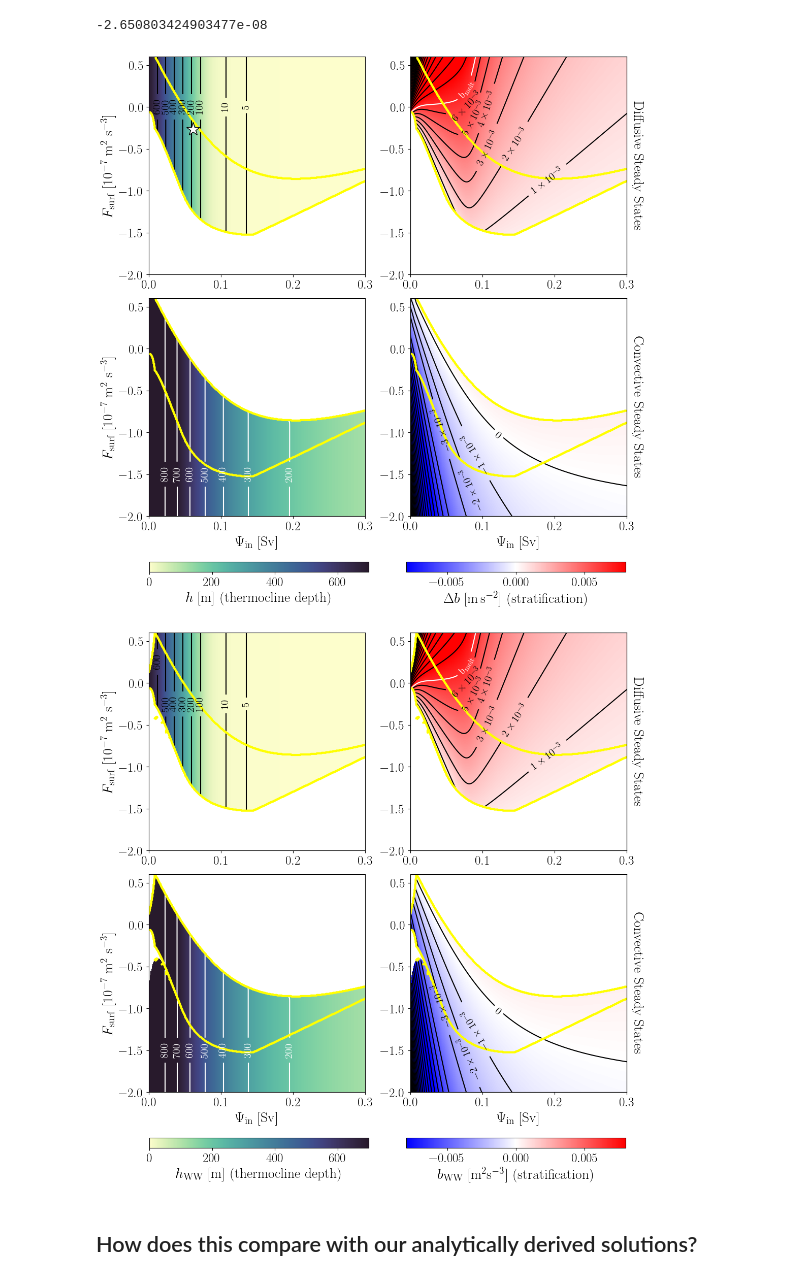
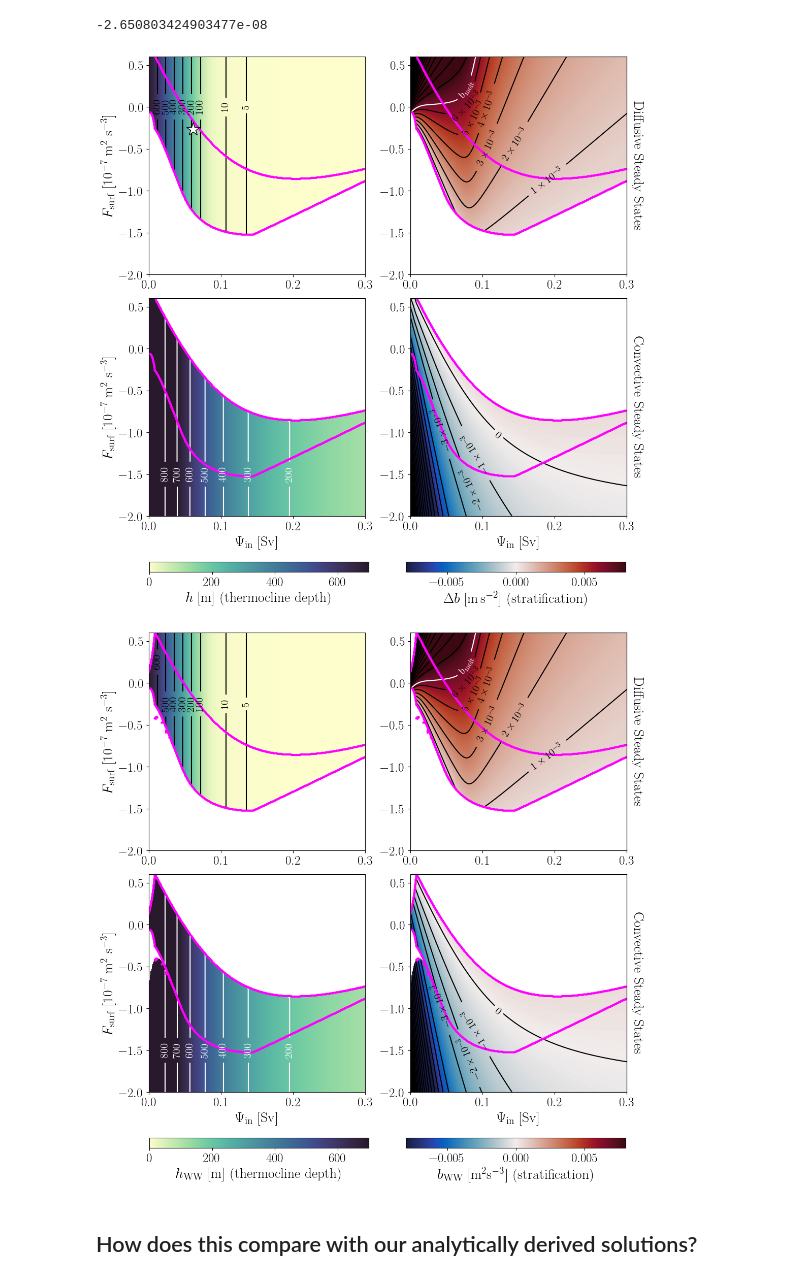
Before and after one commit to ruth-moorman/Moorman-et-al-GRL-submission-2023, a Jupyter notebook: Figure3.ipynb, the cells around one changed output. Saved outputs shown, nothing was run; the diff lists cells and outputs as text; code cells hidden in the pictures.

Commit message:
change Figure 3 colors

```diff
--- a/Figure3.ipynb
+++ b/Figure3.ipynb
@@ -284,7 +284,7 @@ manual_locations2 = [(0.2, -1), (0.17,-0.6 ), (0.11,-0.5 ), (0.1,0 ), (0.08,-0.1
 
 c1=ax.pcolormesh(Ψin,Fsurf*1e7,h_diffusive, cmap=cm.deep, vmin=0,vmax=H)
 labeled_contours(ax,h_diffusive,l1,strs1,manual_locations1, color='k',f=15)
-c2=ax1.pcolormesh(Ψin,Fsurf*1e7 ,b_diffusive,cmap='bwr', vmin=-8*1e-3, vmax=8*1e-3)
+c2=ax1.pcolormesh(Ψin,Fsurf*1e7 ,b_diffusive,cmap=cm.balance, vmin=-8*1e-3, vmax=8*1e-3)
 labeled_contours(ax1,b_diffusive,l2,strs2,manual_locations2, color='k',f=15)
 labeled_contours(ax1,b_diffusive,np.array([b_melt]),[r'$b_\mathrm{melt}$'],[(0.1,0.1)], color='w',f=15)
 ax1.contour(Ψin,Fsurf*1e7 ,b_diffusive, levels=np.arange(80,300,10)*1e-4, colors=['k'])
@@ -305,7 +305,7 @@ manual_locations2 = [(0.15, -0.7), (0.1,-1.2 ), (0.08,-1.7 ), (0.03,-1 )]
 
 c1=ax2.pcolormesh(Ψin,Fsurf*1e7 ,h_convective, cmap=cm.deep, vmin=0,vmax=H)
 labeled_contours(ax2,h_convective,l1,strs1,manual_locations1, color='w',f=15)
-c2=ax3.pcolormesh(Ψin,Fsurf*1e7 ,b_convective, cmap='bwr', vmin=-8*1e-3, vmax=8*1e-3)
+c2=ax3.pcolormesh(Ψin,Fsurf*1e7 ,b_convective, cmap=cm.balance, vmin=-8*1e-3, vmax=8*1e-3)
 labeled_contours(ax3,-b_convective,l2,strs2,manual_locations2, color='k',f=15)
 ax3.contour(Ψin,Fsurf*1e7 ,-b_convective, levels=np.arange(50,300,10)*1e-4, colors=['k'])
 
@@ -314,10 +314,10 @@ ax2.set_ylabel('$F_\mathrm{surf}\; [10^{-7} \;\mathrm{m}^{2}\;\mathrm{ s}^{-3}]$
 ax2.set_xlabel('$\Psi_\mathrm{in}\; [\mathrm{Sv}]$', fontsize=f)
 ax3.set_xlabel('$\Psi_\mathrm{in}\; [\mathrm{Sv}]$', fontsize=f)
 
-ax.contour(Ψin,Fsurf*1e7,REGIME.where(REGIME==3).fillna(0), levels=[0,3],colors='yellow',linewidths=3)
-ax1.contour(Ψin,Fsurf*1e7,REGIME.where(REGIME==3).fillna(0), levels=[0,3],colors='yellow',linewidths=3)
-ax2.contour(Ψin,Fsurf*1e7,REGIME.where(REGIME==3).fillna(0), levels=[0,3],colors='yellow',linewidths=3)
-ax3.contour(Ψin,Fsurf*1e7,REGIME.where(REGIME==3).fillna(0), levels=[0,3],colors='yellow',linewidths=3)
+ax.contour(Ψin,Fsurf*1e7,REGIME.where(REGIME==3).fillna(0), levels=[0,3],colors='fuchsia',linewidths=3)
+ax1.contour(Ψin,Fsurf*1e7,REGIME.where(REGIME==3).fillna(0), levels=[0,3],colors='fuchsia',linewidths=3)
+ax2.contour(Ψin,Fsurf*1e7,REGIME.where(REGIME==3).fillna(0), levels=[0,3],colors='fuchsia',linewidths=3)
+ax3.contour(Ψin,Fsurf*1e7,REGIME.where(REGIME==3).fillna(0), levels=[0,3],colors='fuchsia',linewidths=3)
 
 # ax.axvline(κ_conv*L/H*1/translation,linestyle='dashed', linewidth=1, color='lightpink')
 # ax1.axvline(κ_conv*L/H*1/translation,linestyle='dashed', linewidth=1, color='lightpink')
@@ -338,11 +338,13 @@ cbar.set_label('$\Delta b\; [\mathrm{m}\,\mathrm{s}^{-2}] $ (stratification)', f
 ax.plot(Ψin_WAIS1080_mean,Fsurf_WAIS1080_mean*1e7, marker = '*', markersize = 20, mfc='w',mec='k')
 
 fig.tight_layout()
-# plt.savefig('Figure3_bcde-alt.png')
+# plt.savefig('Figure3_bcde.png')
+fig.savefig('Figure3_bcde.png',bbox_inches = "tight")
+
 
 plt.show()
 # %% [output]
-[figure, old version]
+[figure, new version]
 # %%
 fig, ((ax,ax1),(ax2,ax3)) = plt.subplots(2, 2, figsize=(11,10))
 
@@ -369,7 +371,7 @@ manual_locations2 = [(0.2, -1), (0.17,-0.6 ), (0.11,-0.5 ), (0.1,0 ), (0.08,-0.1
 
 c1=ax.pcolormesh(Ψin,Fsurf*1e7,h_diffusive, cmap=cm.deep, vmin=0,vmax=H)
 labeled_contours(ax,h_diffusive,l1,strs1,manual_locations1, color='k',f=15)
-c2=ax1.pcolormesh(Ψin,Fsurf*1e7 ,b_diffusive,cmap='bwr', vmin=-8*1e-3, vmax=8*1e-3)
+c2=ax1.pcolormesh(Ψin,Fsurf*1e7 ,b_diffusive,cmap=cm.balance, vmin=-8*1e-3, vmax=8*1e-3)
 labeled_contours(ax1,b_diffusive,l2,strs2,manual_locations2, color='k',f=15)
 labeled_contours(ax1,b_diffusive,np.array([b_melt]),[r'$b_\mathrm{melt}$'],[(0.1,0.1)], color='w',f=15)
 ax1.contour(Ψin,Fsurf*1e7 ,b_diffusive, levels=np.arange(80,300,10)*1e-4, colors=['k'])
@@ -390,45 +392,45 @@ manual_locations2 = [(0.15, -0.7), (0.1,-1.2 ), (0.08,-1.6 ), (0.03,-1 )]
 
 c1=ax2.pcolormesh(Ψin,Fsurf*1e7 ,h_convective, cmap=cm.deep, vmin=0,vmax=H)
 labeled_contours(ax2,h_convective,l1,strs1,manual_locations1, color='w',f=15)
-c2=ax3.pcolormesh(Ψin,Fsurf*1e7 ,b_convective, cmap='bwr', vmin=-8*1e-3, vmax=8*1e-3)
+c2=ax3.pcolormesh(Ψin,Fsurf*1e7 ,b_convective, cmap=cm.balance, vmin=-8*1e-3, vmax=8*1e-3)
 labeled_contours(ax3,-b_convective,l2,strs2,manual_locations2, color='k',f=15)
 ax3.contour(Ψin,Fsurf*1e7 ,-b_convective, levels=np.arange(50,300,10)*1e-4, colors=['k'])
 
 ax.set_ylabel('$F_\mathrm{surf}\; [10^{-7} \;\mathrm{m}^{2}\;\mathrm{ s}^{-3}]$', fontsize=f)
 ax2.set_ylabel('$F_\mathrm{surf}\; [10^{-7} \;\mathrm{m}^{2}\;\mathrm{ s}^{-3}]$', fontsize=f)
 ax2.set_xlabel('$\Psi_\mathrm{in}\; [\mathrm{Sv}]$', fontsize=f)
 ax3.set_xlabel('$\Psi_\mathrm{in}\; [\mathrm{Sv}]$', fontsize=f)
 
-ax.contour(Ψin,Fsurf*1e7,REGIME.where(REGIME==3).fillna(0), levels=[0,3],colors='yellow',linewidths=3)
-ax1.contour(Ψin,Fsurf*1e7,REGIME.where(REGIME==3).fillna(0), levels=[0,3],colors='yellow',linewidths=3)
-ax2.contour(Ψin,Fsurf*1e7,REGIME.where(REGIME==3).fillna(0), levels=[0,3],colors='yellow',linewidths=3)
-ax3.contour(Ψin,Fsurf*1e7,REGIME.where(REGIME==3).fillna(0), levels=[0,3],colors='yellow',linewidths=3)
+ax.contour(Ψin,Fsurf*1e7,REGIME.where(REGIME==3).fillna(0), levels=[0,3],colors='fuchsia',linewidths=3)
+ax1.contour(Ψin,Fsurf*1e7,REGIME.where(REGIME==3).fillna(0), levels=[0,3],colors='fuchsia',linewidths=3)
+ax2.contour(Ψin,Fsurf*1e7,REGIME.where(REGIME==3).fillna(0), levels=[0,3],colors='fuchsia',linewidths=3)
+ax3.contour(Ψin,Fsurf*1e7,REGIME.where(REGIME==3).fillna(0), levels=[0,3],colors='fuchsia',linewidths=3)
 
 # ax.axvline(κ_conv*L/H*1/translation,linestyle='dashed', linewidth=1, color='lightpink')
 # ax1.axvline(κ_conv*L/H*1/translation,linestyle='dashed', linewidth=1, color='lightpink')
 # ax2.axvline(κ_conv*L/H*1/translation,linestyle='dashed', linewidth=1, color='lightpink')
 # ax3.axvline(κ_conv*L/H*1/translation,linestyle='dashed', linewidth=1, color='lightpink')
 
 
 ax4 = ax1.twinx();ax5 = ax3.twinx();ax4.set_yticks([]);ax5.set_yticks([])
 ax4.set_ylabel('Diffusive Steady States', rotation=-90,labelpad=25,fontsize=20)
 ax5.set_ylabel('Convective Steady States', rotation=-90,labelpad=25,fontsize=20)
 
 cax = fig.add_axes([0.1, -0.03, 0.393, 0.02])
 cbar=plt.colorbar(c1,cax = cax,orientation='horizontal',shrink = 0.5)
 cbar.set_label('$h_\mathrm{WW}\; [\mathrm{m}] $ (thermocline depth)', fontsize = f)
 cax = fig.add_axes([0.56, -0.03, 0.393, 0.02])
 cbar=plt.colorbar(c2,cax = cax,orientation='horizontal',shrink = 0.5)
 cbar.set_label('$b_\mathrm{WW}\; [\mathrm{m}^{2}\mathrm{s}^{-3}] $ (stratification)', fontsize = f)
 
 # ax.set_ylim([-2.3,0.6]);ax1.set_ylim([-2.3,0.6]);ax2.set_ylim([-2.3,0.6]);ax3.set_ylim([-2.3,0.6]);
 
 fig.tight_layout()
 # plt.savefig('Figure3_phase_diagram.png')
 
 plt.show()
 # %% [output]
-[figure, old version]
+[figure, new version]
 # %% [markdown]
 ## How does this compare with our analytically derived solutions?
 # %%
```
Also changed, not shown: parts of 3 cells of this notebook.
